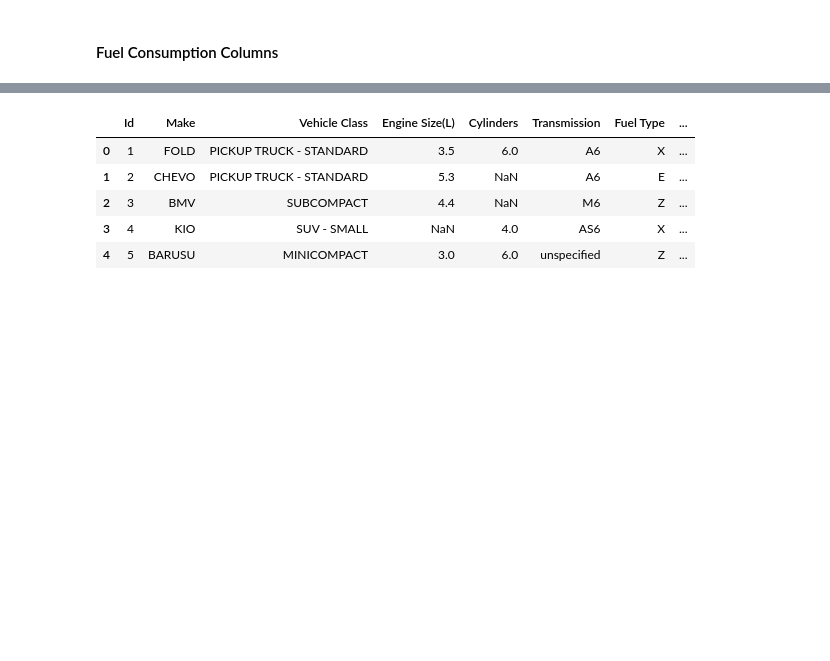
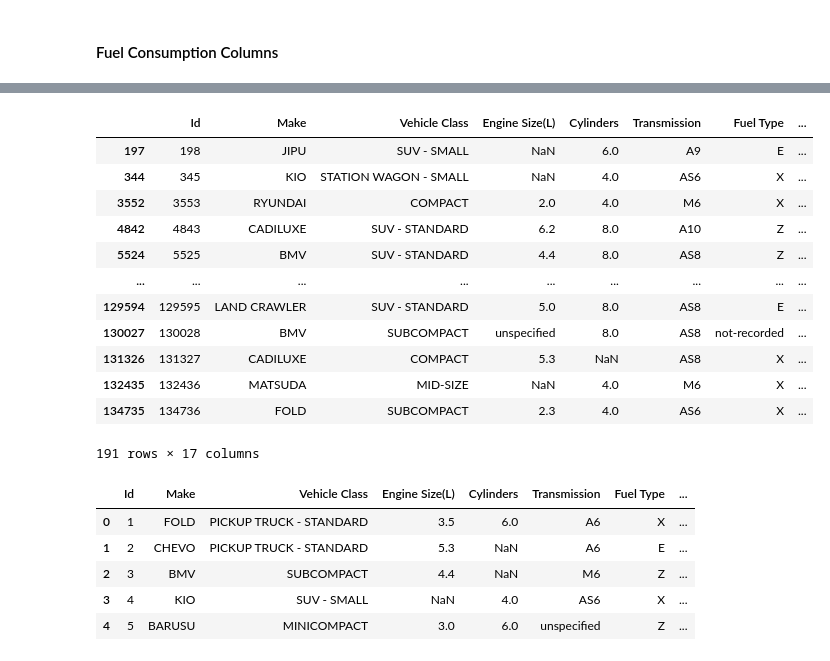
Before and after one commit to radyadhewa/Kaggle-Data-Slayer-2023, a Jupyter notebook: data-slayer.ipynb, the cells around one changed output, grey strips where cells are left out. Saved outputs shown, nothing was run; the diff lists cells and outputs as text; code cells hidden in the pictures; blank space fills up the shorter version.

```diff
--- a/data-slayer.ipynb
+++ b/data-slayer.ipynb
@@ -467,3 +499,19 @@ def Fill_Missing_Value_Comb(data):
+# %%
+df_train[df_train['numeric_FuelCity'].isna()]
+# %% [output]
+|  | Id | Make | Vehicle Class | Engine Size(L) | Cylinders | Transmission | Fuel Type | ... |
+| 197 | 198 | JIPU | SUV - SMALL | NaN | 6.0 | A9 | E | ... |
+| 344 | 345 | KIO | STATION WAGON - SMALL | NaN | 4.0 | AS6 | X | ... |
+| 3552 | 3553 | RYUNDAI | COMPACT | 2.0 | 4.0 | M6 | X | ... |
+| 4842 | 4843 | CADILUXE | SUV - STANDARD | 6.2 | 8.0 | A10 | Z | ... |
+| 5524 | 5525 | BMV | SUV - STANDARD | 4.4 | 8.0 | AS8 | Z | ... |
+| ... | ... | ... | ... | ... | ... | ... | ... | ... |
+| 129594 | 129595 | LAND CRAWLER | SUV - STANDARD | 5.0 | 8.0 | AS8 | E | ... |
+| 130027 | 130028 | BMV | SUBCOMPACT | unspecified | 8.0 | AS8 | not-recorded | ... |
+| 131326 | 131327 | CADILUXE | COMPACT | 5.3 | NaN | AS8 | X | ... |
+| 132435 | 132436 | MATSUDA | MID-SIZE | NaN | 4.0 | M6 | X | ... |
+| 134735 | 134736 | FOLD | SUBCOMPACT | 2.3 | 4.0 | AS6 | X | ... |
+191 rows × 17 columns
 # %%
 Fill_Missing_Value_City(df_train)
 Fill_Missing_Value_Hwy(df_train)
```
Also changed, not shown: parts of 10 cells of this notebook.
